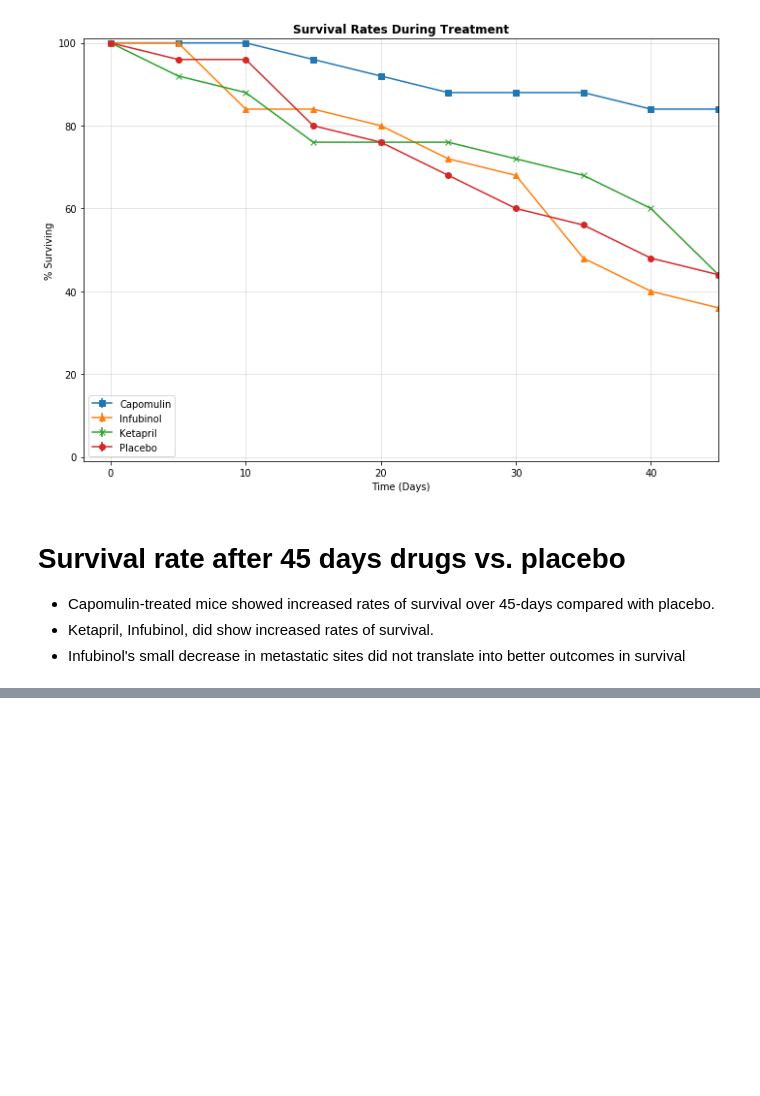
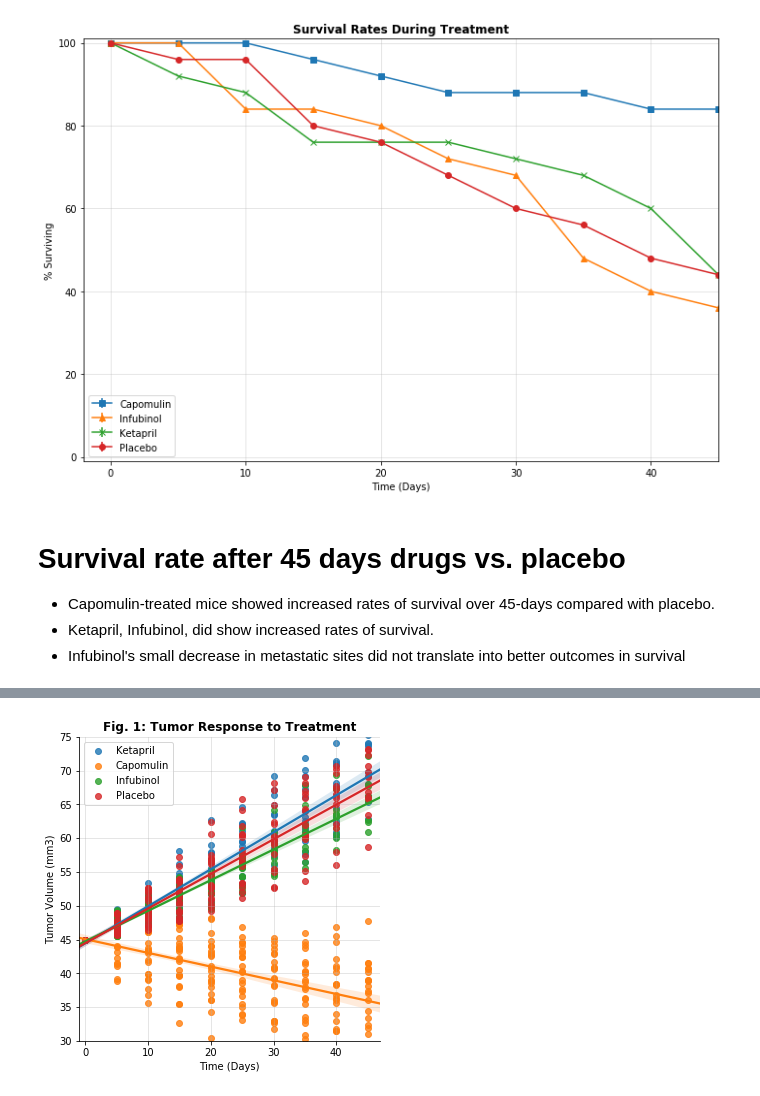
Before and after one commit to lweislo/Homework-5, a Jupyter notebook: weislo-homework5.ipynb, the cells around one changed output, grey strips where cells are left out. Drawn from its saved outputs; the diff is of its cells as text; code cells hidden in the pictures; blank space fills up the shorter version.

```diff
--- a/weislo-homework5.ipynb
+++ b/weislo-homework5.ipynb
@@ -331,0 +367,12 @@ plt.savefig('Tumor Volume change.png')
+# %%
+sns.lmplot(x="Timepoint", y="Tumor Volume (mm3)", hue="Drug", data=df_data_drugs, legend=False);
+plt.title('Fig. 1: Tumor Response to Treatment', fontsize=12, fontweight="bold")
+plt.xlabel('Time (Days)')
+plt.ylabel('Tumor Volume (mm3)')
+plt.legend(loc='upper left')
+plt.xlim(-1,47)
+plt.ylim(30, 75)
+# plt.tight_layout()
+plt.grid(alpha=0.4)
+# %% [output]
+[figure, added]
```
Also changed, not shown: parts of 9 cells of this notebook.
